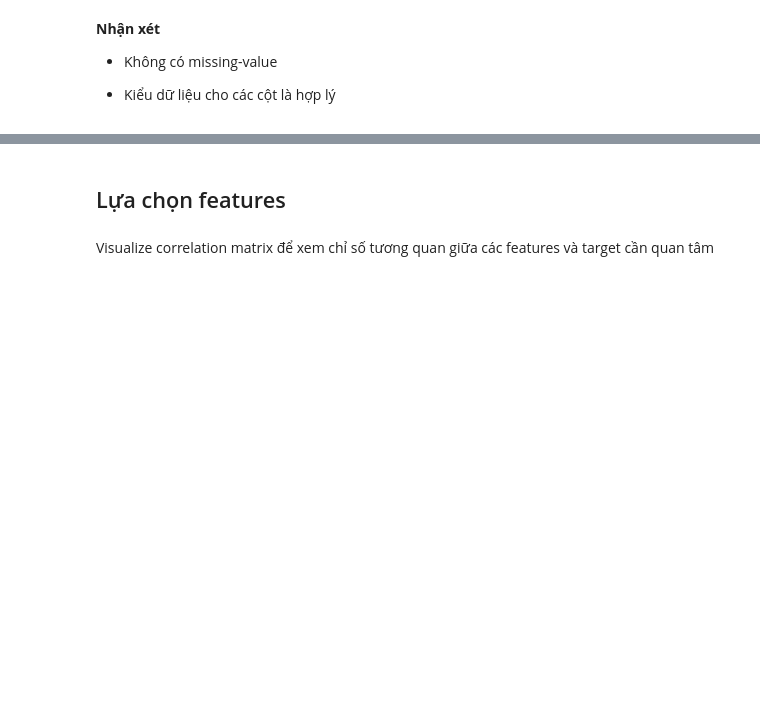
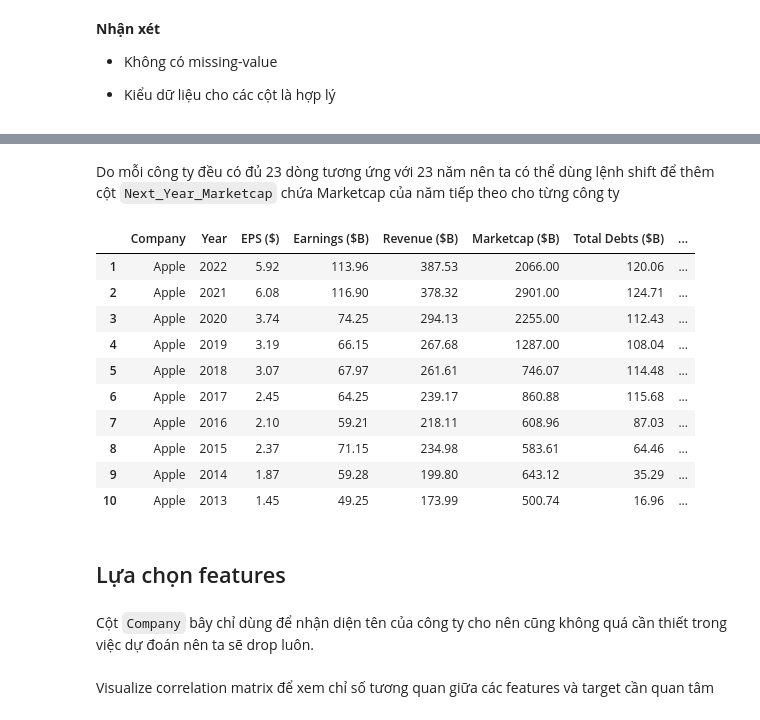
Before and after one commit to HuyAnhTon/Intro2DS_FinalProject, a Jupyter notebook: notebooks/model.ipynb, the cells around one changed output, grey strips where cells are left out. Saved outputs shown, nothing was run; the diff lists cells and outputs as text; code cells hidden in the pictures; blank space fills up the shorter version.

```diff
--- a/notebooks/model.ipynb
+++ b/notebooks/model.ipynb
@@ -97,2 +122,24 @@ memory usage: 138.4 KB
+# %% [markdown]
+Do mỗi công ty đều có đủ 23 dòng tương ứng với 23 năm nên ta có thể dùng lệnh shift để thêm cột `Next_Year_Marketcap` chứa Marketcap của năm tiếp theo cho từng công ty
+# %%
+# Tạo một cột mới 'Next_Year_Marketcap' chứa Marketcap của năm tiếp theo cho từng công ty
+cleaned_df['Next_Year_Marketcap ($B)'] = cleaned_df.groupby('Company')['Marketcap ($B)'].shift(1)
+# Loại bỏ dòng năm 2023 do không có dữ liệu năm kế tiếp
+cleaned_df.dropna(subset=['Next_Year_Marketcap ($B)'], inplace=True)
+cleaned_df.head(10)
+# %% [output]
+|  | Company | Year | EPS ($) | Earnings ($B) | Revenue ($B) | Marketcap ($B) | Total Debts ($B) | ... |
+| 1 | Apple | 2022 | 5.92 | 113.96 | 387.53 | 2066.00 | 120.06 | ... |
+| 2 | Apple | 2021 | 6.08 | 116.90 | 378.32 | 2901.00 | 124.71 | ... |
+| 3 | Apple | 2020 | 3.74 | 74.25 | 294.13 | 2255.00 | 112.43 | ... |
+| 4 | Apple | 2019 | 3.19 | 66.15 | 267.68 | 1287.00 | 108.04 | ... |
+| 5 | Apple | 2018 | 3.07 | 67.97 | 261.61 | 746.07 | 114.48 | ... |
+| 6 | Apple | 2017 | 2.45 | 64.25 | 239.17 | 860.88 | 115.68 | ... |
+| 7 | Apple | 2016 | 2.10 | 59.21 | 218.11 | 608.96 | 87.03 | ... |
+| 8 | Apple | 2015 | 2.37 | 71.15 | 234.98 | 583.61 | 64.46 | ... |
+| 9 | Apple | 2014 | 1.87 | 59.28 | 199.80 | 643.12 | 35.29 | ... |
+| 10 | Apple | 2013 | 1.45 | 49.25 | 173.99 | 500.74 | 16.96 | ... |
 # %% [markdown]
 ## Lựa chọn features
+# %% [markdown]
+Cột `Company` bây chỉ dùng để nhận diện tên của công ty cho nên cũng không quá cần thiết trong việc dự đoán nên ta sẽ drop luôn.
```
Also changed, not shown: parts of 18 cells of this notebook.
